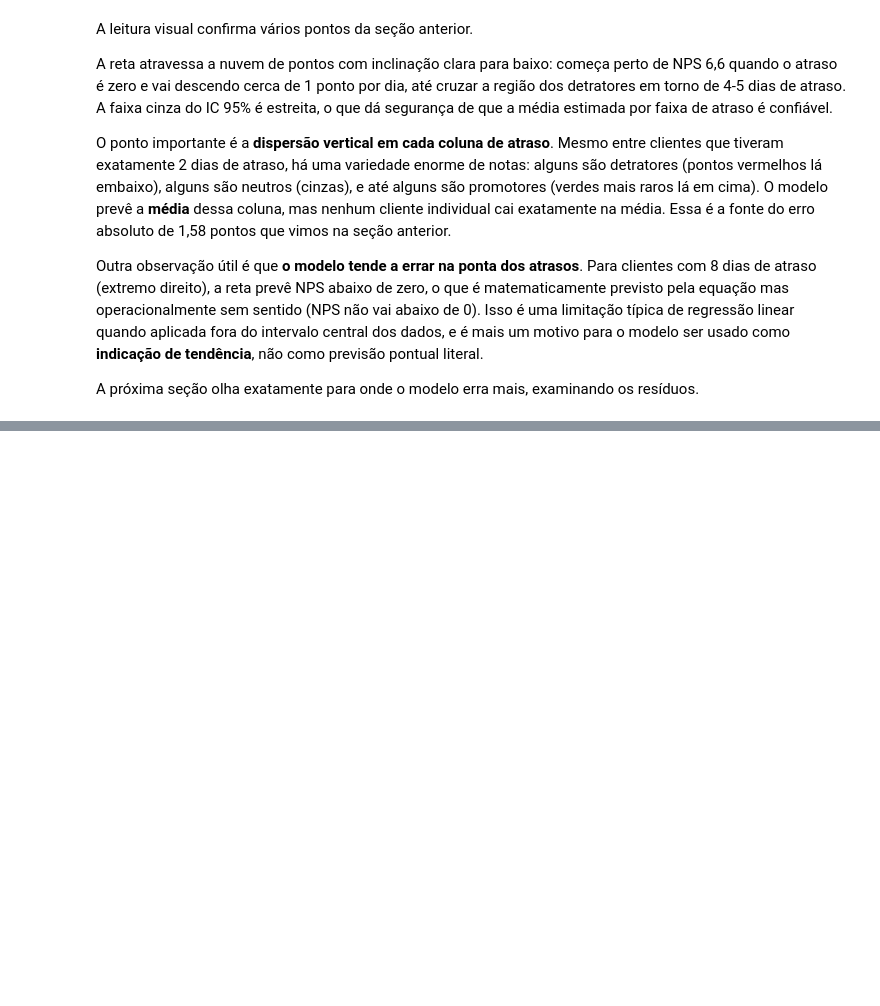
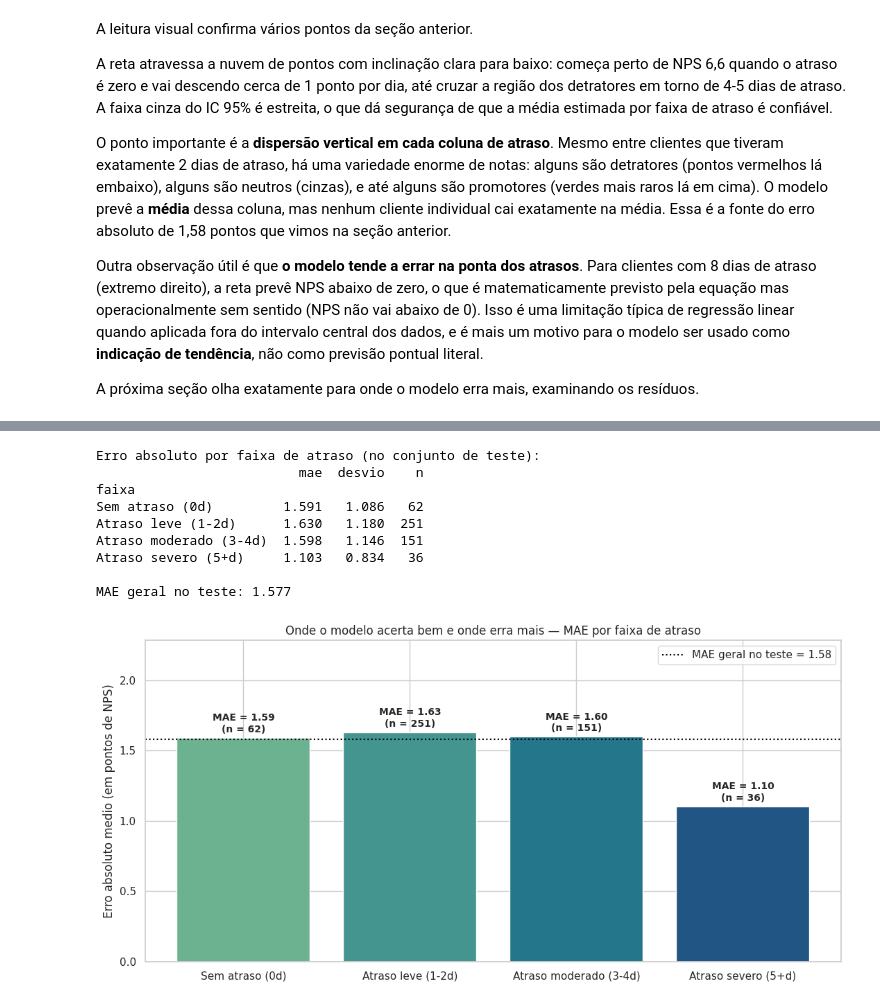
Before and after one commit to guillecosme/fiap-ai-scientist-tech-challange-fase-01, a Jupyter notebook: notebooks/05_modelagem_regressao.ipynb, the cells around one changed output, grey strips where cells are left out. Saved outputs shown, nothing was run; the diff lists cells and outputs as text; code cells hidden in the pictures; blank space fills up the shorter version.

```diff
--- a/notebooks/05_modelagem_regressao.ipynb
+++ b/notebooks/05_modelagem_regressao.ipynb
@@ -291,0 +378,59 @@ A próxima seção olha exatamente para onde o modelo erra mais, examinando os r
+# %%
+# Faixas de negocio para o atraso
+faixa_atraso = pd.cut(
+    dados_teste["delivery_delay_days"],
+    bins=[-0.5, 0.5, 2.5, 4.5, 100],
+    labels=["Sem atraso (0d)", "Atraso leve (1-2d)", "Atraso moderado (3-4d)", "Atraso severo (5+d)"],
+)
+
+# Tabela com erro por faixa
+diagnostico = pd.DataFrame({
+    "faixa": faixa_atraso,
+    "real": y_teste.values,
+    "predito": y_pred_teste.values,
+})
+diagnostico["erro_abs"] = (diagnostico["real"] - diagnostico["predito"]).abs()
+
+erro_por_faixa = diagnostico.groupby("faixa", observed=True)["erro_abs"].agg(
+    mae="mean", desvio="std", n="count"
+).round(3)
+print("Erro absoluto por faixa de atraso (no conjunto de teste):")
+print(erro_por_faixa.to_string())
+print()
+print(f"MAE geral no teste: {m_teste['MAE']:.3f}")
+
+# Bar chart do MAE por faixa
+fig, eixo = plt.subplots(figsize=(11, 5.5))
+ordem = list(erro_por_faixa.index)
+valores = erro_por_faixa["mae"].values
+
+# Cores: gradiente azul-roxo conforme aumenta o atraso
+paleta = sns.color_palette("crest", n_colors=len(ordem))
+barras = eixo.bar(ordem, valores, color=paleta, edgecolor="white")
+
+# Anota MAE e n em cada barra
+for i, (mae, n) in enumerate(zip(erro_por_faixa["mae"].values, erro_por_faixa["n"].values)):
+    eixo.text(i, mae + 0.04, f"MAE = {mae:.2f}\n(n = {n})", ha="center", fontsize=10, fontweight="bold")
+
+# Linha horizontal com o MAE geral
+eixo.axhline(m_teste["MAE"], color="black", linestyle=":", linewidth=1.5,
+             label=f"MAE geral no teste = {m_teste['MAE']:.2f}")
+
+eixo.set_ylim(0, max(valores) * 1.4)
+eixo.set_ylabel("Erro absoluto medio (em pontos de NPS)")
+eixo.set_title("Onde o modelo acerta bem e onde erra mais — MAE por faixa de atraso")
+eixo.legend(loc="upper right")
+fig.tight_layout()
+fig.savefig(PASTA_FIGURAS / "5_7_erro_por_faixa.png", dpi=120, bbox_inches="tight")
+plt.show()
+# %% [output]
+Erro absoluto por faixa de atraso (no conjunto de teste):
+                          mae  desvio    n
+faixa
+Sem atraso (0d)         1.591   1.086   62
+Atraso leve (1-2d)      1.630   1.180  251
+Atraso moderado (3-4d)  1.598   1.146  151
+Atraso severo (5+d)     1.103   0.834   36
+
+MAE geral no teste: 1.577
+[figure, added]
```
Also changed, not shown: parts of 10 cells of this notebook, 2 other files.
